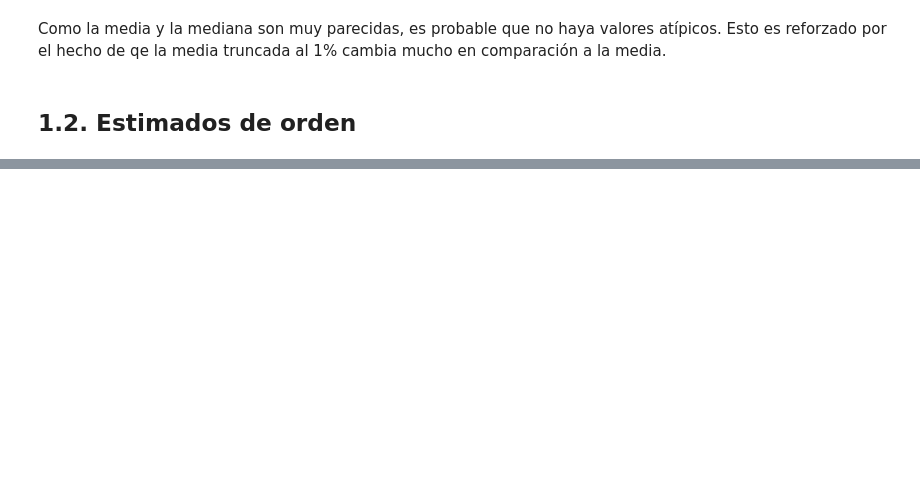
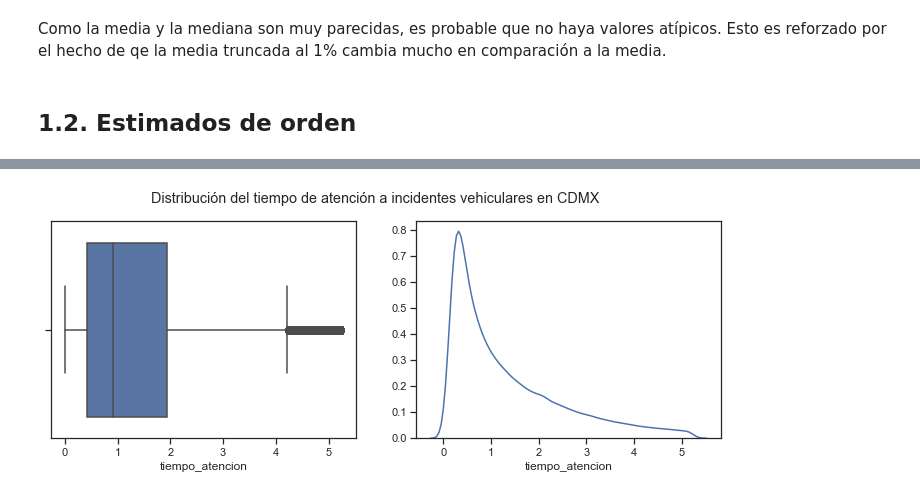
Before and after one commit to Mario-16180/BEDU-M4-DataAnalysisProject-CarAccidents, a Jupyter notebook: Fer.ipynb, the cells around one changed output, grey strips where cells are left out. Drawn from its saved outputs; the diff is of its cells as text; code cells hidden in the pictures; blank space fills up the shorter version.

```diff
--- a/Fer.ipynb
+++ b/Fer.ipynb
@@ -117,11 +292,11 @@ Como la media y la mediana son muy parecidas, es probable que no haya valores at
 # %% [markdown]
 ## 1.2. Estimados de orden
 # %%
-tiempo_atencion_min = df['tiempo_atencion'].min()
-tiempo_atencion_percentile_10 = df['tiempo_atencion'].quantile(0.1)
-tiempo_atencion_percentile_25 = df['tiempo_atencion'].quantile(0.25)
-tiempo_atencion_percentile_50 = df['tiempo_atencion'].quantile(0.5)
-tiempo_atencion_percentile_75 = df['tiempo_atencion'].quantile(0.75)
-tiempo_atencion_percentile_90 = df['tiempo_atencion'].quantile(0.9)
-tiempo_atencion_max = df['tiempo_atencion'].max()
+tiempo_atencion_min = df_clean['tiempo_atencion'].min()
+tiempo_atencion_percentile_10 = df_clean['tiempo_atencion'].quantile(0.1)
+tiempo_atencion_percentile_25 = df_clean['tiempo_atencion'].quantile(0.25)
+tiempo_atencion_percentile_50 = df_clean['tiempo_atencion'].quantile(0.5)
+tiempo_atencion_percentile_75 = df_clean['tiempo_atencion'].quantile(0.75)
+tiempo_atencion_percentile_90 = df_clean['tiempo_atencion'].quantile(0.9)
+tiempo_atencion_max = df_clean['tiempo_atencion'].max()
 # %%
@@ -145,0 +362,6 @@ tiempo_atencion_iq_range = tiempo_atencion_percentile_75 - tiempo_atencion_perce
+# %%
+ll = ta > tiempo_atencion_percentile_25 - (tiempo_atencion_iq_range * 1.5)
+ul = ta < tiempo_atencion_percentile_75 + (tiempo_atencion_iq_range * 1.5)
+
+df_filtered = df_clean[ll & ul]
+ta_filtered = df_filtered['tiempo_atencion']
@@ -145,0 +373,12 @@ tiempo_atencion_iq_range = tiempo_atencion_percentile_75 - tiempo_atencion_perce
+# %%
+fig, axs = plt.subplots(1, 2, sharey=False, sharex=False, figsize=(12,4))
+
+fig.suptitle('Distribución del tiempo de atención a incidentes vehiculares en CDMX')
+
+# Boxplot
+sns.boxplot(x=ta_filtered, ax=axs[0]);
+
+# Desnity plot
+sns.distplot(ta_filtered, hist=False, ax=axs[1]);
+# %% [output]
+[figure, added]
```
Also changed, not shown: parts of 38 cells of this notebook.
